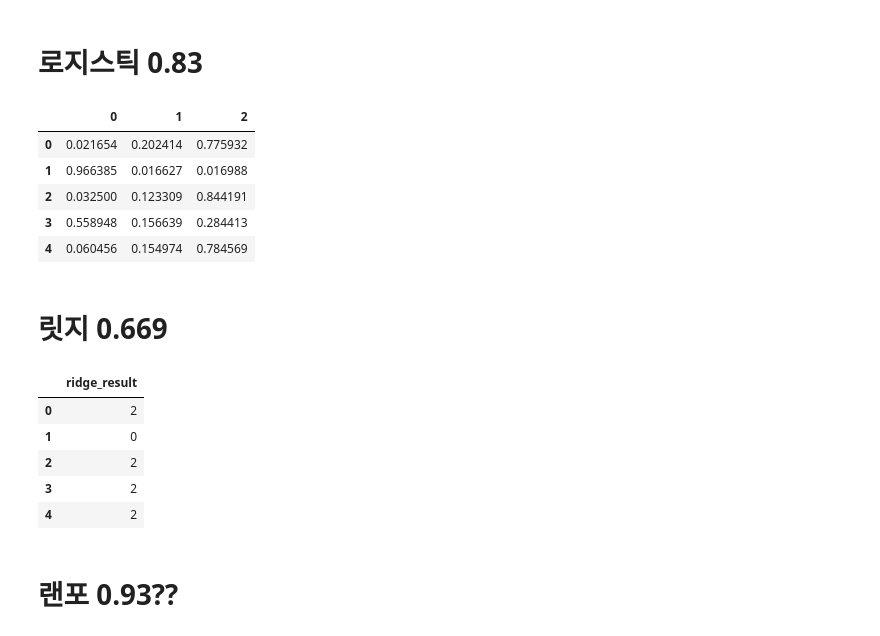
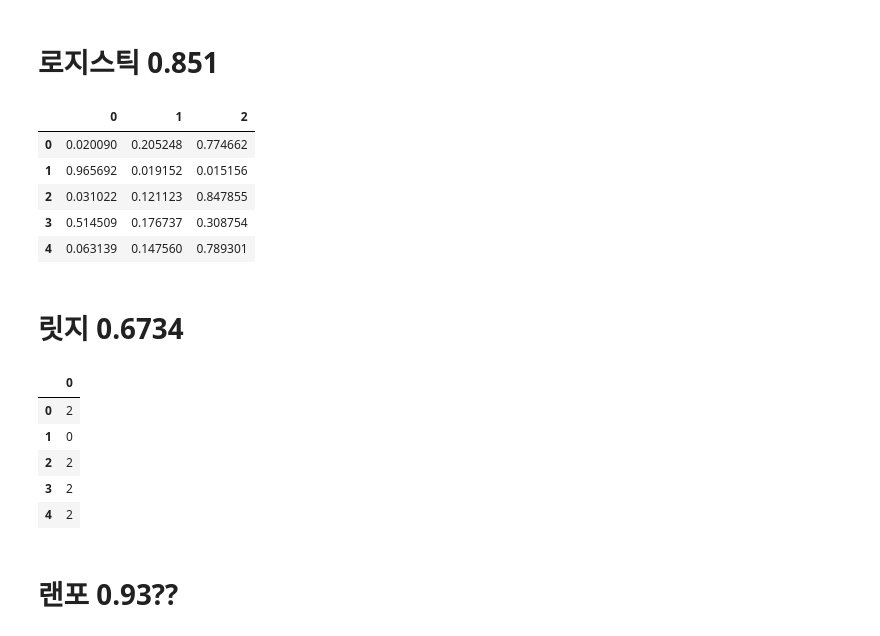
Before and after one commit to agilestar8/DKU_Dacon, a Jupyter notebook: Ensemble testing.ipynb, the cells around one changed output. Cells and saved outputs as stored; diff of their text form; code cells hidden in the pictures.

```diff
--- a/Ensemble testing.ipynb
+++ b/Ensemble testing.ipynb
@@ -4,23 +7,23 @@ import numpy as np
 # %% [markdown]
-# 로지스틱 0.83
+# 로지스틱 0.851
 # %%
 logis = pd.read_csv("logistic_proba.csv")
-logis.columns = ["0","1","2"]
 logis.head()
 # %% [output]
 |  | 0 | 1 | 2 |
-| 0 | 0.021654 | 0.202414 | 0.775932 |
-| 1 | 0.966385 | 0.016627 | 0.016988 |
-| 2 | 0.032500 | 0.123309 | 0.844191 |
-| 3 | 0.558948 | 0.156639 | 0.284413 |
-| 4 | 0.060456 | 0.154974 | 0.784569 |
+| 0 | 0.020090 | 0.205248 | 0.774662 |
+| 1 | 0.965692 | 0.019152 | 0.015156 |
+| 2 | 0.031022 | 0.121123 | 0.847855 |
+| 3 | 0.514509 | 0.176737 | 0.308754 |
+| 4 | 0.063139 | 0.147560 | 0.789301 |
 # %% [markdown]
-# 릿지 0.669
+# 릿지 0.6734
 # %%
 ridge = pd.read_csv("ridge_result.csv")
+ridge.columns = ["0"]
 ridge.head()
 # %% [output]
-|  | ridge_result |
+|  | 0 |
 | 0 | 2 |
 | 1 | 0 |
 | 2 | 2 |
```
Also changed, not shown: parts of 8 cells of this notebook, 15 other files.
